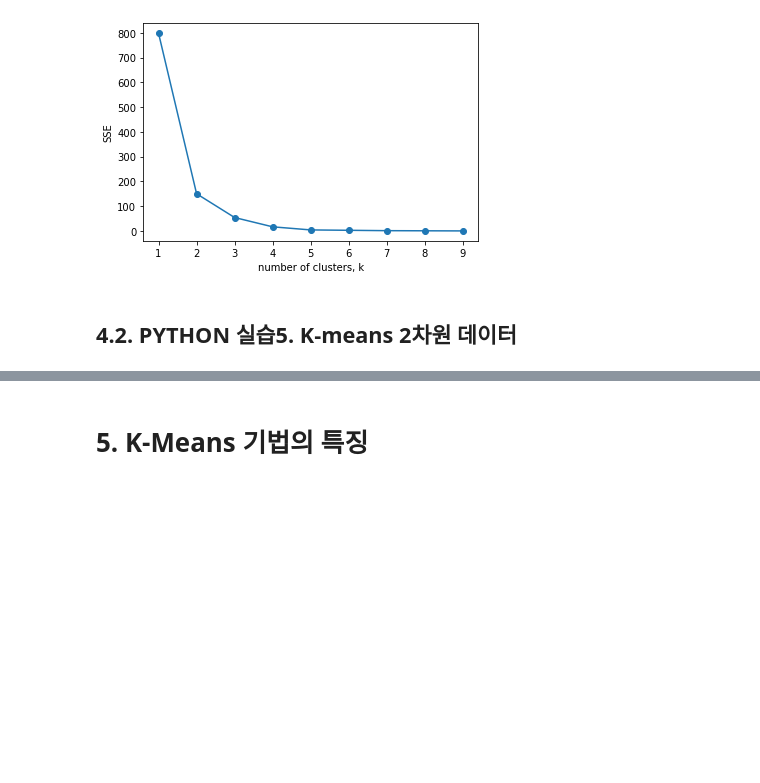
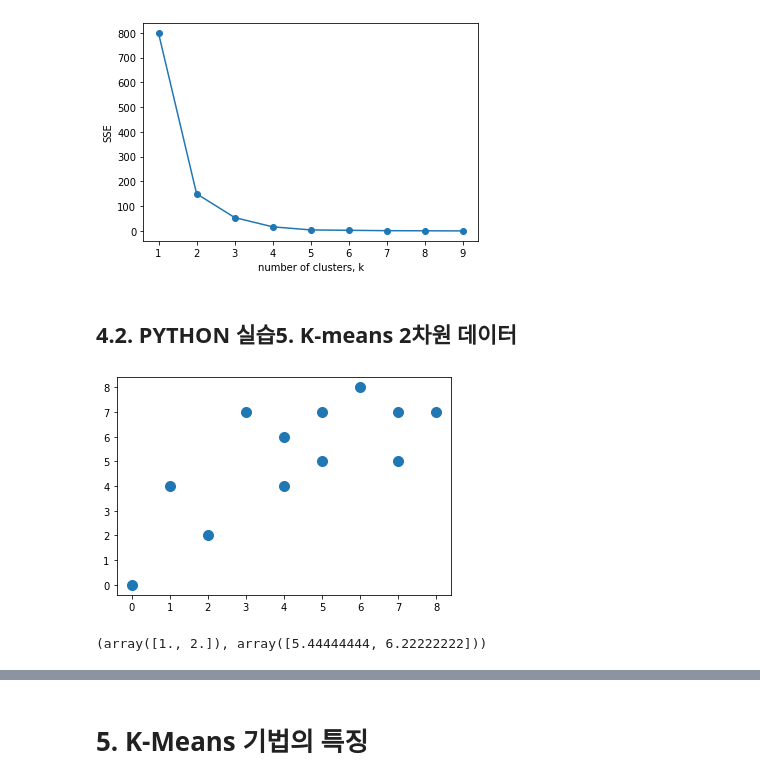
Before and after one commit to seareale/2020-dataCampus-yonsei, a Jupyter notebook: Clustering/군집분석.ipynb, the cells around one changed output, grey strips where cells are left out. Cells and saved outputs as stored; diff of their text form; code cells hidden in the pictures; blank space fills up the shorter version.

```diff
--- a/Clustering/군집분석.ipynb
+++ b/Clustering/군집분석.ipynb
@@ -670,3 +671,10 @@ plt.show()
 [figure]
 # %% [markdown]
 ## 4.2. PYTHON 실습5. K-means 2차원 데이터
+# %%
+X = np.array([[7,5],[5,7],[7,7],[4,4],[4,6],[1,4],
+              [0,0],[2,2],[8,7],[6,8],[5,5],[3,7]])
+plt.scatter(X[:,0], X[:,1], s=100)
+plt.show()
+# %% [output]
+[figure, added]
@@ -672,0 +694,7 @@ plt.show()
+# %%
+# k = 2
+model2 = KMeans(n_clusters = 2, init = 'random', n_init = 10, max_iter = 100).fit(X)
+c0, c1 = model2.cluster_centers_
+c0, c1
+# %% [output]
+(array([1., 2.]), array([5.44444444, 6.22222222]))
```
Also changed, not shown: parts of 22 cells of this notebook, 10 other files.
